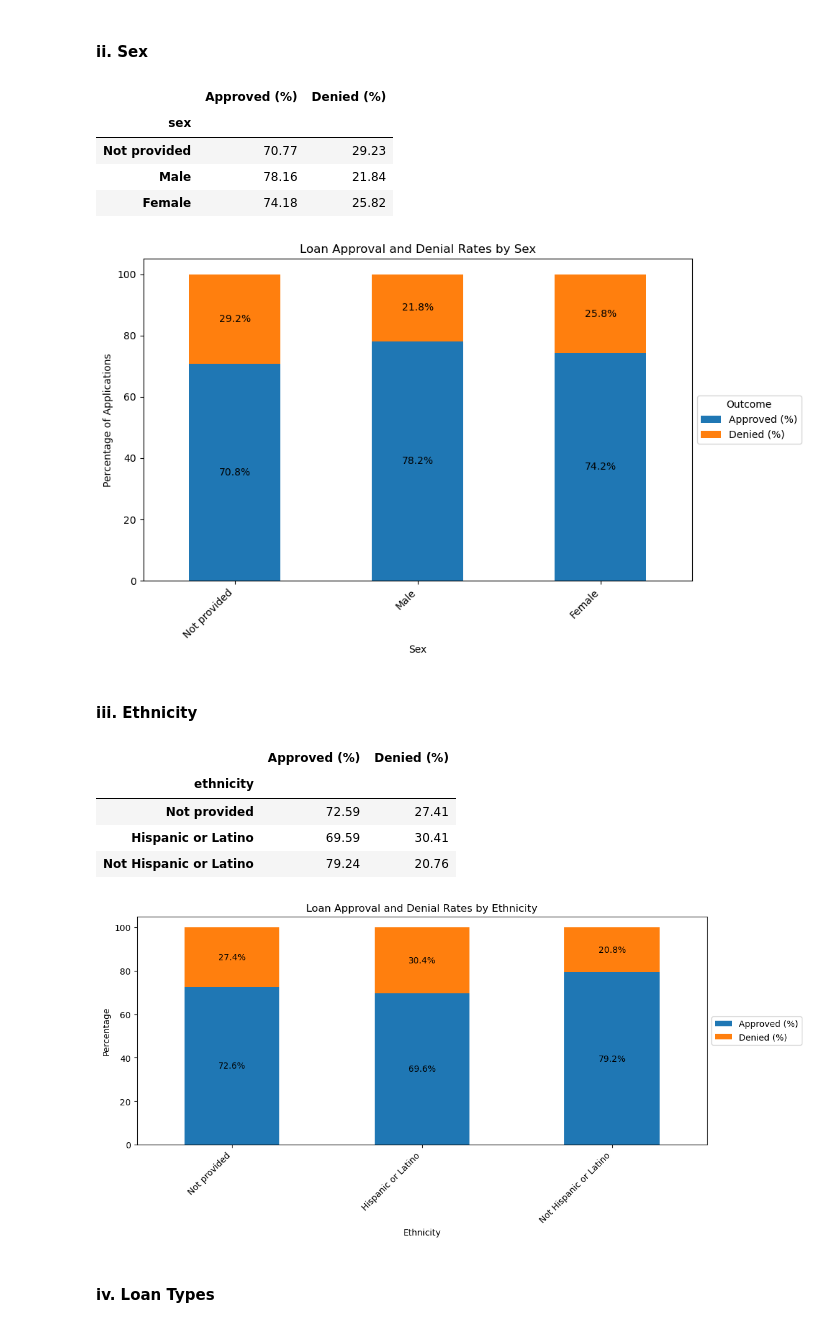
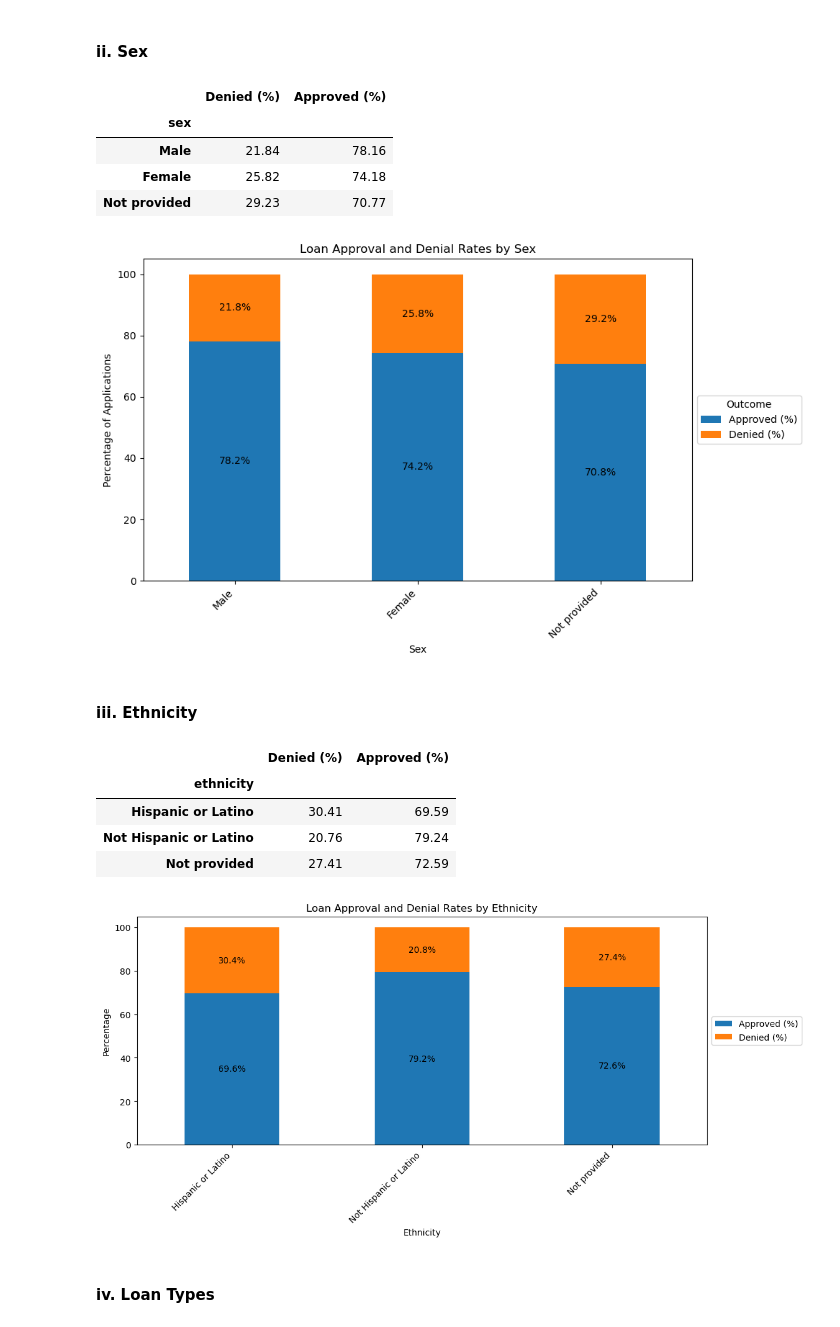
Before and after one commit to jdhilee/fairness_smoke_alarm, a Jupyter notebook: src/eda_hmda_2007_2017.ipynb, the cells around one changed output. Drawn from its saved outputs; the diff is of its cells as text; code cells hidden in the pictures.

```diff
--- a/src/eda_hmda_2007_2017.ipynb
+++ b/src/eda_hmda_2007_2017.ipynb
@@ -691,7 +691,7 @@ race_action_pct
 # %%
 # Stacked bar plot of approvals/denials by race
 
-ax = race_action_pct.plot(
+ax = race_action_pct[['Approved (%)', 'Denied (%)']].plot(
     kind="bar",
     stacked=True,
     figsize=(10, 6)
@@ -731,7 +731,7 @@ sex_action_pct = pd.crosstab(
 ) * 100
 
 sex_labels = {
-    0: "Not provided",
+    99: "Not provided",
     1: "Male",
     2: "Female"
 }
@@ -739,19 +739,19 @@ sex_labels = {
 # Display
 sex_action_pct = sex_action_pct.round(2)
 sex_action_pct.index = sex_action_pct.index.map(sex_labels)
-sex_action_pct.columns = ["Approved (%)", "Denied (%)"]
+sex_action_pct.columns = ["Denied (%)", "Approved (%)"]
 
 sex_action_pct
 # %% [output]
-|  | Approved (%) | Denied (%) |
+|  | Denied (%) | Approved (%) |
 | sex |  |  |
-| Not provided | 70.77 | 29.23 |
-| Male | 78.16 | 21.84 |
-| Female | 74.18 | 25.82 |
+| Male | 21.84 | 78.16 |
+| Female | 25.82 | 74.18 |
+| Not provided | 29.23 | 70.77 |
 # %%
 # Stacked bar plot of approvals/denials by sex
 
-ax = sex_action_pct.plot(
+ax = sex_action_pct[['Approved (%)', 'Denied (%)']].plot(
     kind="bar",
     stacked=True,
     figsize=(10, 6)
@@ -773,7 +773,7 @@ plt.xticks(rotation=45, ha="right")
 plt.tight_layout()
 plt.show()
 # %% [output]
-[figure, old version]
+[figure, new version]
 # %% [markdown]
 #### iii. Ethnicity
 # %%
@@ -791,7 +791,7 @@ ethnicity_action_pct = pd.crosstab(
 ) * 100
 
 ethnicity_labels = {
-    0: "Not provided",
+    99: "Not provided",
     1: "Hispanic or Latino",
     2: "Not Hispanic or Latino"
 }
@@ -799,42 +799,42 @@ ethnicity_labels = {
 # Display
 ethnicity_action_pct = ethnicity_action_pct.round(2)
 ethnicity_action_pct.index = ethnicity_action_pct.index.map(ethnicity_labels)
-ethnicity_action_pct.columns = ["Approved (%)", "Denied (%)"]
+ethnicity_action_pct.columns = ["Denied (%)", "Approved (%)"]
 
 ethnicity_action_pct
 # %% [output]
-|  | Approved (%) | Denied (%) |
+|  | Denied (%) | Approved (%) |
 | ethnicity |  |  |
-| Not provided | 72.59 | 27.41 |
-| Hispanic or Latino | 69.59 | 30.41 |
-| Not Hispanic or Latino | 79.24 | 20.76 |
+| Hispanic or Latino | 30.41 | 69.59 |
+| Not Hispanic or Latino | 20.76 | 79.24 |
+| Not provided | 27.41 | 72.59 |
 # %%
 # Stacked bar plot of approvals/denials by ethnicity
 
-ax = ethnicity_action_pct.plot(
+ax = ethnicity_action_pct[["Approved (%)", "Denied (%)"]].plot(
     kind="bar",
     stacked=True,
     figsize=(10, 6)
 )
 
 # Add percentage labels
 for container in ax.containers:
     ax.bar_label(
         container,
         fmt='%.1f%%',
         label_type='center'
     )
 
 plt.ylabel("Percentage")
 plt.xlabel("Ethnicity")
 plt.title("Loan Approval and Denial Rates by Ethnicity")
 plt.legend(title="Outcome")
 plt.tight_layout()
 plt.legend(loc='center left', bbox_to_anchor=(1, 0.5))
 plt.xticks(rotation=45, ha="right")
 plt.show()
 # %% [output]
-[figure, old version]
+[figure, new version]
 # %% [markdown]
 #### iv. Loan Types
 # %%
```
Also changed, not shown: parts of 30 cells of this notebook.
